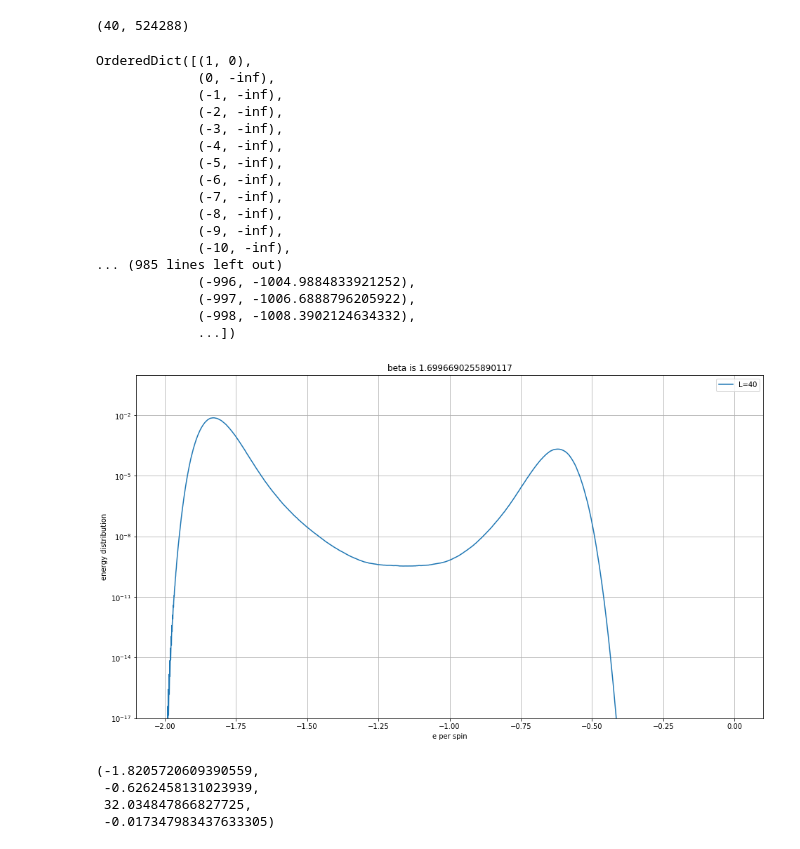
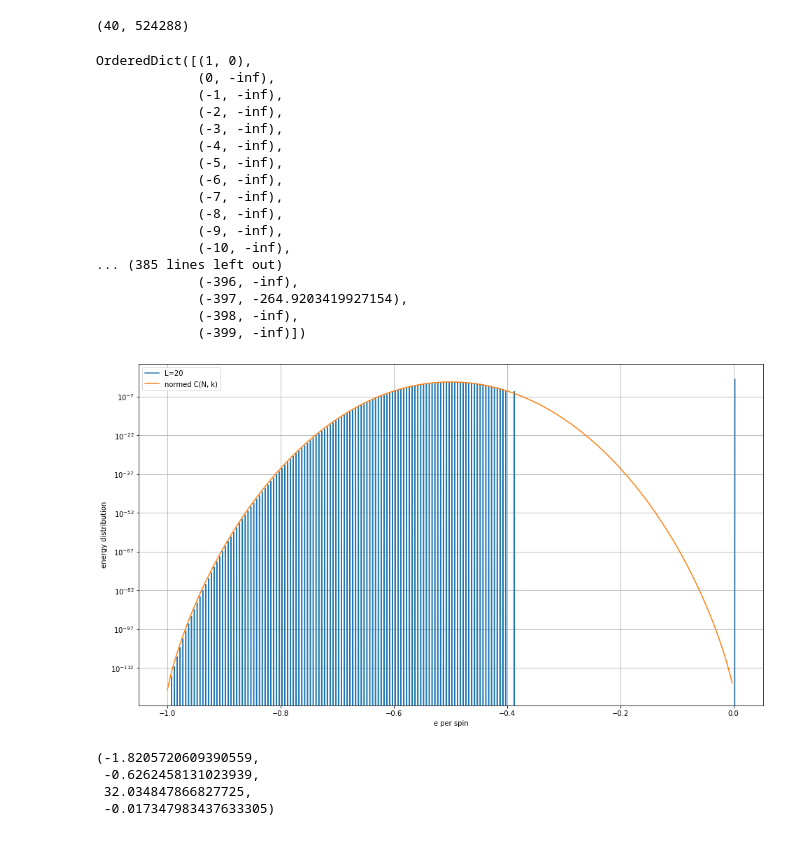
Before and after one commit to MarvelousLim/Potts20Simulation, a Jupyter notebook: Potts20Simulation/entropy.ipynb, the cells around one changed output. Saved outputs shown, nothing was run; the diff lists cells and outputs as text; code cells hidden in the pictures.

```diff
--- a/Potts20Simulation/entropy.ipynb
+++ b/Potts20Simulation/entropy.ipynb
@@ -4,6 +5,6 @@ from collections import OrderedDict as od
 # %%
 culling_factor = od()
-for name in ["./datasets/xorworv2_L40_R524288_run0X.txt"]:
+for name in ["./datasets/1DIsing_N400_R65536_run0X.txt"]:#["./datasets/xorworv2_L40_R524288_run0X.txt"]:
     with open(name) as f:
         for line in f:
             E, c = map(float, line.split())
@@ -38,11 +39,11 @@ OrderedDict([(1, 0),
              (-8, -inf),
              (-9, -inf),
              (-10, -inf),
-... (985 lines left out)
-             (-996, -1004.9884833921252),
-             (-997, -1006.6888796205922),
-             (-998, -1008.3902124634332),
-             ...])
+... (385 lines left out)
+             (-396, -inf),
+             (-397, -264.9203419927154),
+             (-398, -inf),
+             (-399, -inf)])
 # %%
 #for given betta
 def calc_rho(beta, entropy):
@@ -56,22 +57,25 @@ def calc_rho(beta, entropy):
     return rho, Z
 # %%
 #beta = 1.69815
-beta = np.log(1 + np.sqrt(20)) #theoretical
-L = 40
+#beta = np.log(1 + np.sqrt(20)) #theoretical
+L = 20
 N = L * L
-rho, Z = calc_rho(beta, S)
+rho, Z = calc_rho(0, S)
 plt.figure(figsize=(16, 9))
 plt.plot([E / N for E in rho], [r for E, r in rho.items()], label="L={}".format(L))
+x = [k for k in range(0, N)]
+Z = sum([C(N, k) for k in x])
+plt.plot([k / N - 1 for k in x], [C(N, k) / Z for k in x], label="normed C(N, k)")
 plt.grid()
 plt.yscale('log')
-plt.ylim([10**-17, 1])
-plt.title("beta is {}".format(beta))
+#plt.ylim([10**-17, 1])
+#plt.title("beta is {}".format(beta))
 plt.ylabel("energy distribution")
 plt.xlabel("e per spin")
 plt.legend()
 plt.show()
 # %% [output]
-[figure, old version]
+[figure, new version]
 # %%
 #calc e_o and e_d
 E_c = -1.25 * N
```
Also changed, not shown: parts of 1 cell of this notebook, 2 other files.
